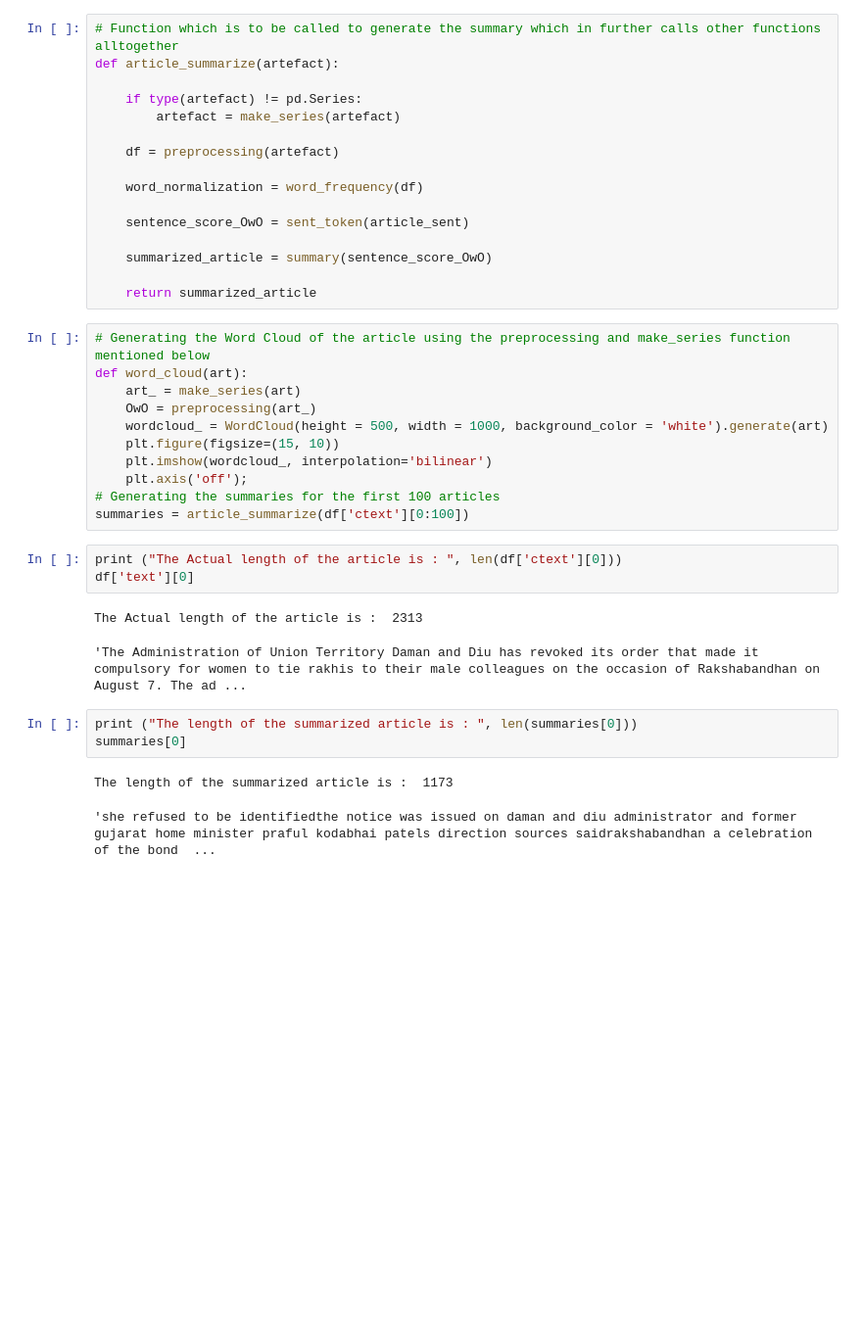
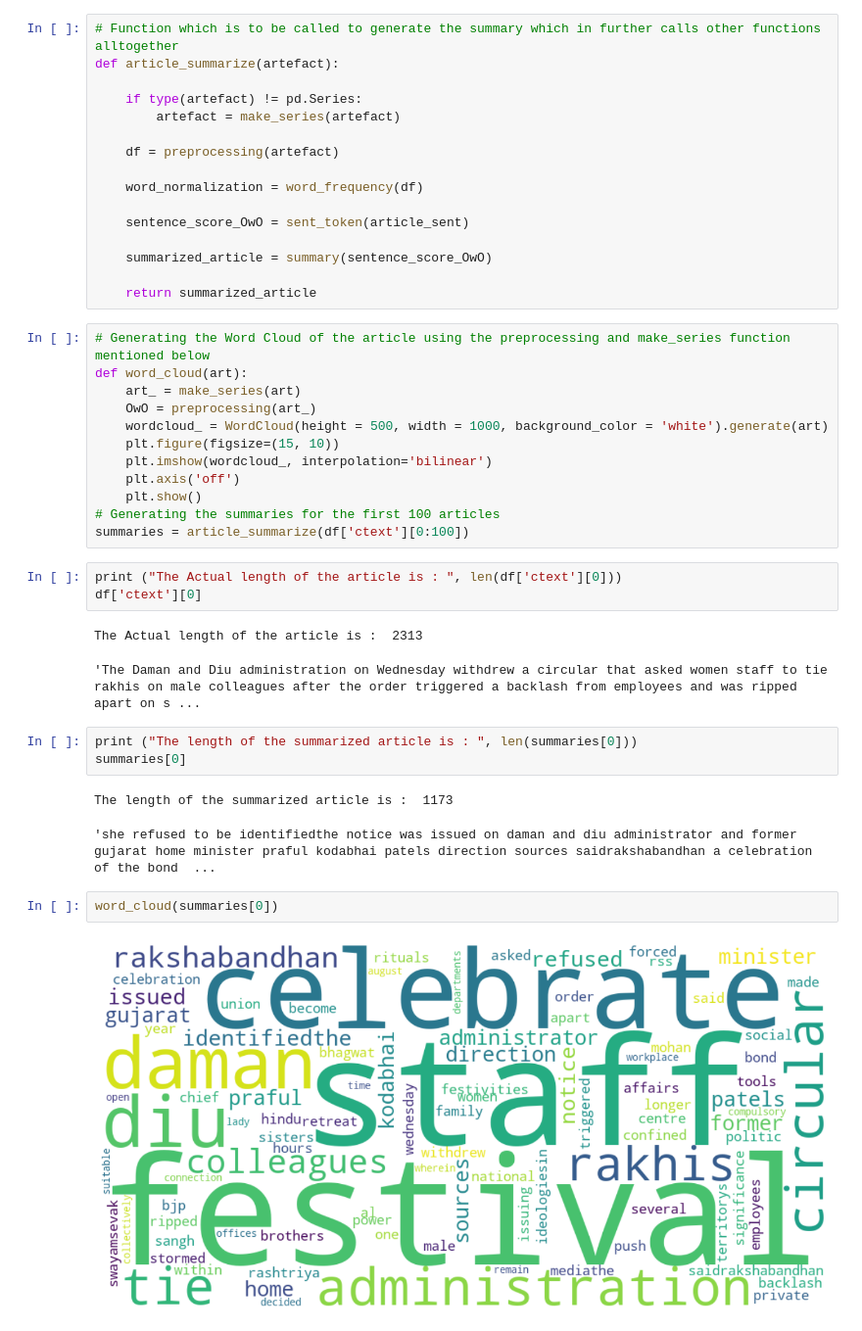
Before and after one commit to Wajidalihashmi29/Automated_Text_Summarizer, a Jupyter notebook: project.ipynb, the cells around one changed output. Shown: that part at 98% size. Drawn from its saved outputs; the diff is of its cells as text; blank space fills up the shorter version.

Commit message:
added word cloud

```diff
--- a/project.ipynb
+++ b/project.ipynb
@@ -491,18 +491,23 @@ def word_cloud(art):
     wordcloud_ = WordCloud(height = 500, width = 1000, background_color = 'white').generate(art)
     plt.figure(figsize=(15, 10))
     plt.imshow(wordcloud_, interpolation='bilinear')
-    plt.axis('off');
+    plt.axis('off')
+    plt.show()
 # Generating the summaries for the first 100 articles
 summaries = article_summarize(df['ctext'][0:100])
 # %%
 print ("The Actual length of the article is : ", len(df['ctext'][0]))
-df['text'][0]
+df['ctext'][0]
 # %% [output]
 The Actual length of the article is :  2313
-'The Administration of Union Territory Daman and Diu has revoked its order that made it compulsory for women to tie rakhis to their male colleagues on the occasion of Rakshabandhan on August 7. The ad ...
+'The Daman and Diu administration on Wednesday withdrew a circular that asked women staff to tie rakhis on male colleagues after the order triggered a backlash from employees and was ripped apart on s ...
 # %%
 print ("The length of the summarized article is : ", len(summaries[0]))
 summaries[0]
 # %% [output]
 The length of the summarized article is :  1173
 'she refused to be identifiedthe notice was issued on daman and diu administrator and former gujarat home minister praful kodabhai patels direction sources saidrakshabandhan a celebration of the bond  ...
+# %%
+word_cloud(summaries[0])
+# %% [output]
+[figure, added]
```
